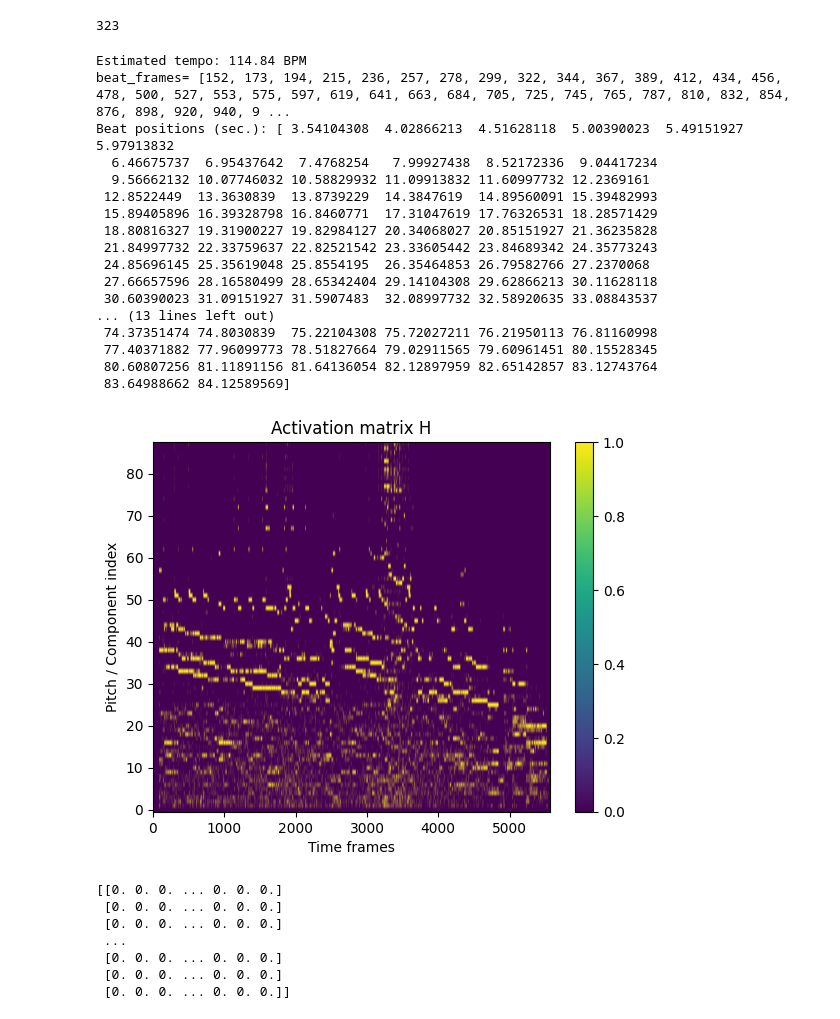
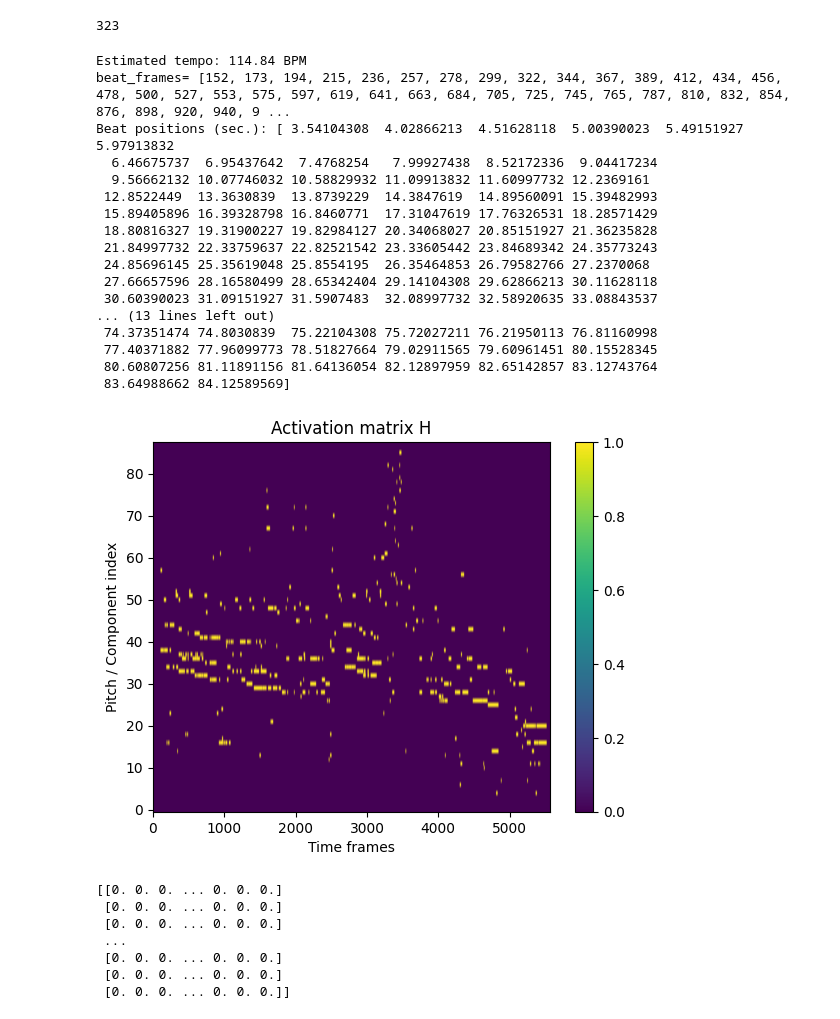
Before and after one commit to bierml/NMFforAMT, a Jupyter notebook: Experimental/Music_Transcribing[NMF].ipynb, the cells around one changed output. Cells and saved outputs as stored; diff of their text form; code cells hidden in the pictures.

Commit message:
Synthetic note tracking approach implemented

```diff
--- a/Experimental/Music_Transcribing[NMF].ipynb
+++ b/Experimental/Music_Transcribing[NMF].ipynb
@@ -224,16 +224,16 @@ print(f"Beat positions (sec.): {beat_times}")
 def top_k_indices(v, k):
     v = np.asarray(v).ravel()      # ensure 1D ndarray
     return np.argpartition(v, -k)[-k:]
-def note_tracking(H_new,onsets):
+def note_tracking(H_new,onsets,pol=6):
   H_n = H_new.copy()
   H_r = np.zeros(H_new.shape)
   #for t in onsets:
   for t in onsets:
-    idx = top_k_indices(H_n[:,t],9)
+    idx = top_k_indices(H_n[:,t],pol)
     for i in idx:
       H_r[i,t] = 1
   return H_r
-def note_tracking_m(H,th=1.4):
+def note_tracking_m(H,th=1.25):
   mean = np.mean(H)
   std = np.std(H)
   thresh = mean + th * std
@@ -259,6 +259,7 @@ def beat_sync_H(H, beat_frames, mode="mean"):
 #CONTINUE HERE
 def generate_transcription(H_v,onsets):
   H_r = np.zeros(H_v.shape)
+  H_m = note_tracking_m(H_v)
   mask = np.zeros(88)
   for i in range(H_v.shape[1]):
     if(i in onsets):
@@ -267,7 +268,16 @@ def generate_transcription(H_v,onsets):
     else:
       H_r[:,i] = H_v[:,i] * mask
   return H_r
-
+def finalize_transcription(H_v,H_w,onsets):
+  H_r = np.zeros(H_v.shape)
+  mask = np.zeros(88)
+  for i in range(H_v.shape[1]):
+    if(i in onsets):
+      H_r[:,i] = H_v[:,i]
+      mask = H_v[:,i]
+    else:
+      H_r[:,i] = H_w[:,i] * mask
+  return H_r
 def enforce_min_duration(B, min_len=10):
     for q in range(B.shape[0]):
         labels, n = label(B[q])
@@ -281,9 +291,12 @@ def enforce_min_duration(B, min_len=10):
 H_v = np.log(1+100*H_new)
 H_w = H_v.copy()
 H_w = note_tracking_m(H_w)
+
 H_v = np.asarray(H_v)
 H_v = H_v / (H_v.max(axis=1, keepdims=True) + 1e-8)
 H_v = note_tracking(H_v,res)
+
+#print(H_f.shape)
 #H_v = np.asarray(H_v)
 #H_v = H_v / (H_v.max(axis=1, keepdims=True) + 1e-8)
 #print(H_v.shape)
@@ -291,41 +304,43 @@ H_v = note_tracking(H_v,res)
 #H_v = note_tracking_paper_style(H_v)
 H_v[0,:] = 0 #rough zero-ing A0 is the simplest way to approach NMF artefacts in low pitches
 H_w[0,:] = 0 #rough zero-ing A0 is the simplest way to approach NMF artefacts in low pitches
+H_f = finalize_transcription(H_v,H_w,res)
+H_f = enforce_min_duration(H_f)
 #H_v = np.asarray(H_v)
 #H_v = beat_sync_H(H_v,beat_frames)
-
+#print(res)
 
 #H_v = generate_transcription(H_v,res)
 #H_v = enforce_min_duration(H_v)
 
 import matplotlib.pyplot as plt
 plt.figure()
 #plt.imshow(H_v, aspect='auto', origin='lower')
-plt.imshow(H_w, aspect='auto', origin='lower')
+plt.imshow(H_f, aspect='auto', origin='lower')
 plt.colorbar()
 plt.title("Activation matrix H")
 plt.xlabel("Time frames")
 plt.ylabel("Pitch / Component index")
 plt.show()
 # %% [output]
 Estimated tempo: 114.84 BPM
 beat_frames= [152, 173, 194, 215, 236, 257, 278, 299, 322, 344, 367, 389, 412, 434, 456, 478, 500, 527, 553, 575, 597, 619, 641, 663, 684, 705, 725, 745, 765, 787, 810, 832, 854, 876, 898, 920, 940, 9 ...
 Beat positions (sec.): [ 3.54104308  4.02866213  4.51628118  5.00390023  5.49151927  5.97913832
   6.46675737  6.95437642  7.4768254   7.99927438  8.52172336  9.04417234
   9.56662132 10.07746032 10.58829932 11.09913832 11.60997732 12.2369161
  12.8522449  13.3630839  13.8739229  14.3847619  14.89560091 15.39482993
  15.89405896 16.39328798 16.8460771  17.31047619 17.76326531 18.28571429
  18.80816327 19.31900227 19.82984127 20.34068027 20.85151927 21.36235828
  21.84997732 22.33759637 22.82521542 23.33605442 23.84689342 24.35773243
  24.85696145 25.35619048 25.8554195  26.35464853 26.79582766 27.2370068
  27.66657596 28.16580499 28.65342404 29.14104308 29.62866213 30.11628118
  30.60390023 31.09151927 31.5907483  32.08997732 32.58920635 33.08843537
 ... (13 lines left out)
  74.37351474 74.8030839  75.22104308 75.72027211 76.21950113 76.81160998
  77.40371882 77.96099773 78.51827664 79.02911565 79.60961451 80.15528345
  80.60807256 81.11891156 81.64136054 82.12897959 82.65142857 83.12743764
  83.64988662 84.12589569]
-[figure, old version]
+[figure, new version]
 # %%
 print(H_v)
 # %% [output]
```
Also changed, not shown: parts of 2 cells of this notebook, 1 other file.
